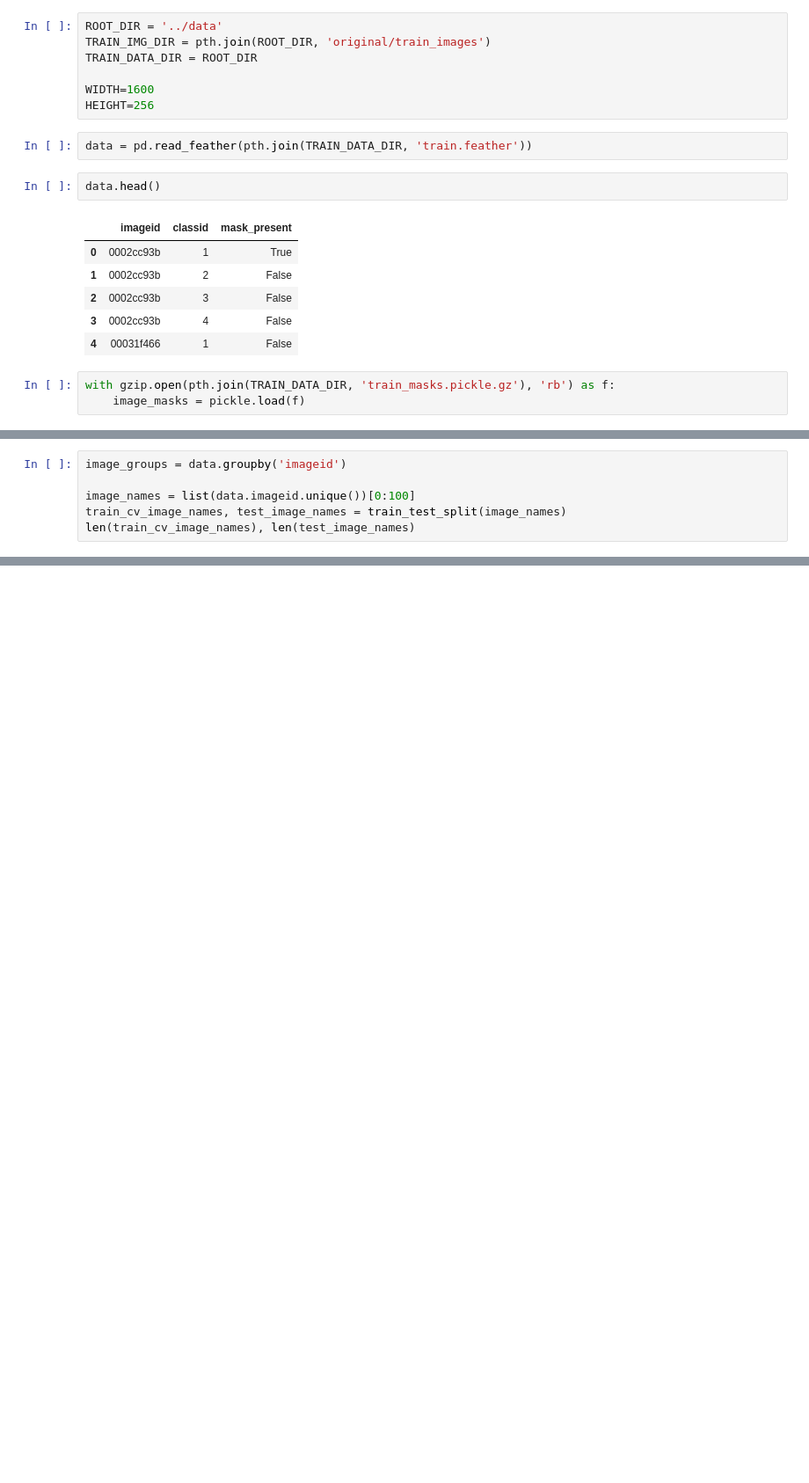
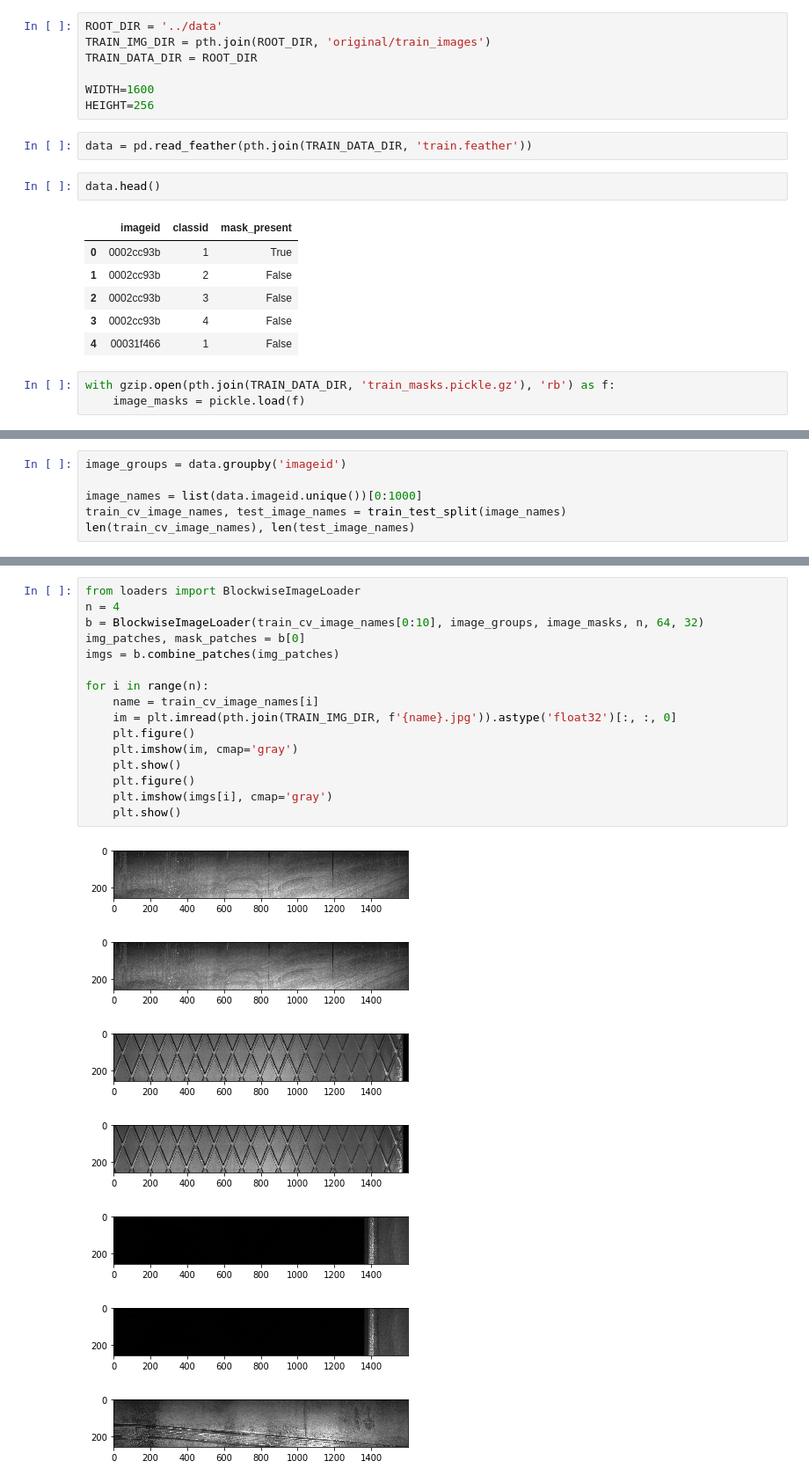
Before and after one commit to lisphacker/kaggle_severstal_steel_defect, a Jupyter notebook: notebooks/simple_auto_encoder.ipynb, the cells around one changed output, grey strips where cells are left out. Shown: that part at 88% size. Saved outputs shown, nothing was run; the diff lists cells and outputs as text; blank space fills up the shorter version.

```diff
--- a/notebooks/simple_auto_encoder.ipynb
+++ b/notebooks/simple_auto_encoder.ipynb
@@ -115,7 +50,7 @@ ________________________________________________________________________________
 # %%
 image_groups = data.groupby('imageid')
 
-image_names = list(data.imageid.unique())[0:100]
+image_names = list(data.imageid.unique())[0:1000]
 train_cv_image_names, test_image_names = train_test_split(image_names)
 len(train_cv_image_names), len(test_image_names)
 # %% [output]
@@ -181,0 +58,24 @@ class ImageLoader(Sequence):
+# %%
+from loaders import BlockwiseImageLoader
+n = 4
+b = BlockwiseImageLoader(train_cv_image_names[0:10], image_groups, image_masks, n, 64, 32)
+img_patches, mask_patches = b[0]
+imgs = b.combine_patches(img_patches)
+
+for i in range(n):
+    name = train_cv_image_names[i]
+    im = plt.imread(pth.join(TRAIN_IMG_DIR, f'{name}.jpg')).astype('float32')[:, :, 0]
+    plt.figure()
+    plt.imshow(im, cmap='gray')
+    plt.show()
+    plt.figure()
+    plt.imshow(imgs[i], cmap='gray')
+    plt.show()
+# %% [output]
+[figure, added]
+[figure, added]
+[figure, added]
+[figure, added]
+[figure, added]
+[figure, added]
+[figure, added]
```
Also changed, not shown: parts of 10 cells of this notebook, 4 other files.
